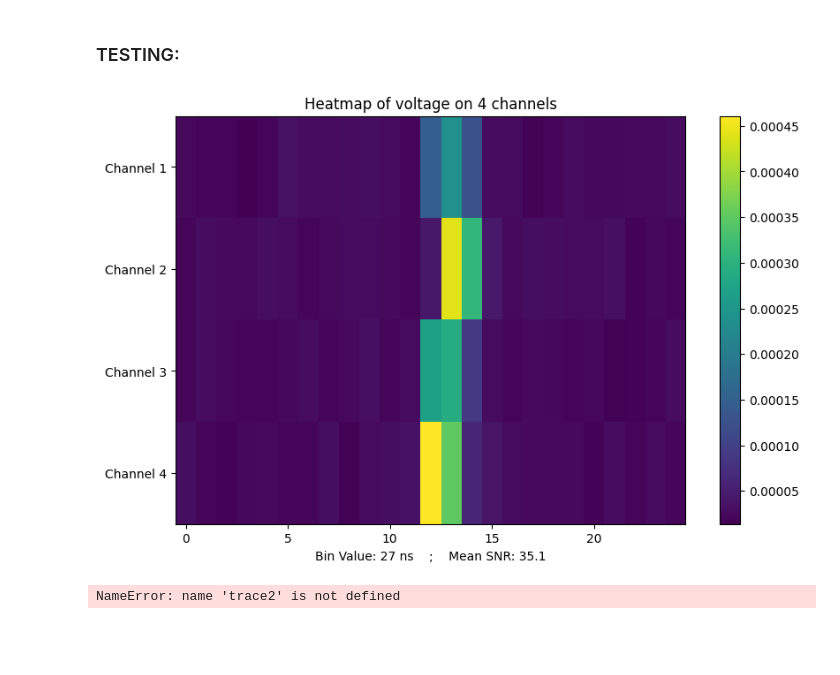
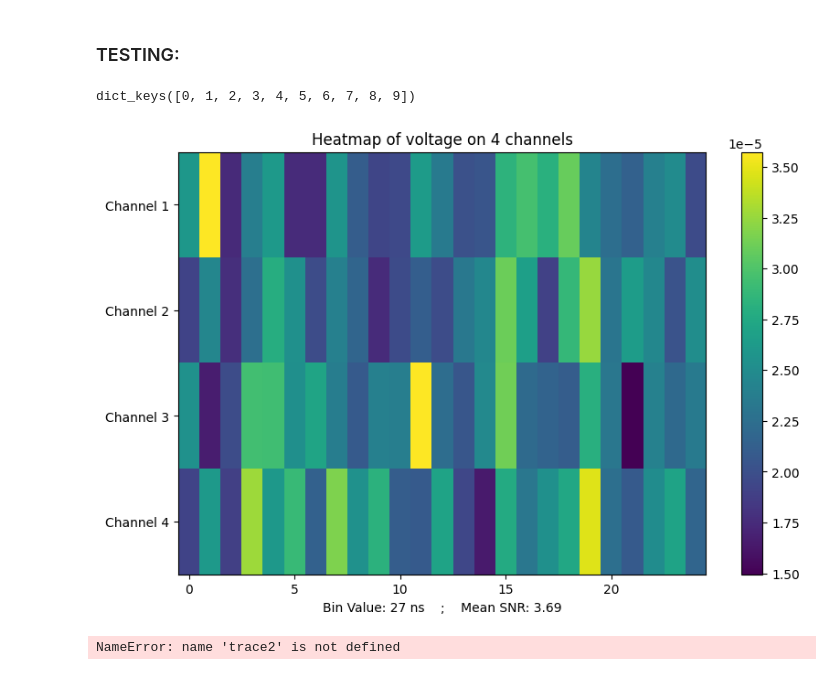
Before and after one commit to SuedIsProgramming/RNO-G-CNN, a Jupyter notebook: function_testing/function_testing.ipynb, the cells around one changed output. Drawn from its saved outputs; the diff is of its cells as text; code cells hidden in the pictures; blank space fills up the shorter version.

```diff
--- a/function_testing/function_testing.ipynb
+++ b/function_testing/function_testing.ipynb
@@ -285,12 +285,13 @@ def plot_raw(event):
 # %%
 with open('data/event_dict.pkl', 'rb') as file:
     trace = pickle.load(file)
 
-trace.keys()
+print(trace.keys())
 
-plot_image(trace[17])
+plot_image(trace[3])
 # %% [output]
+dict_keys([0, 1, 2, 3, 4, 5, 6, 7, 8, 9])
-[figure, old version]
+[figure, new version]
 # %%
 matrix = bin_matrix(trace2[1],50,True)
 snr_mean = calculate_SNR(matrix,True)
```
Also changed, not shown: 1 other file.
